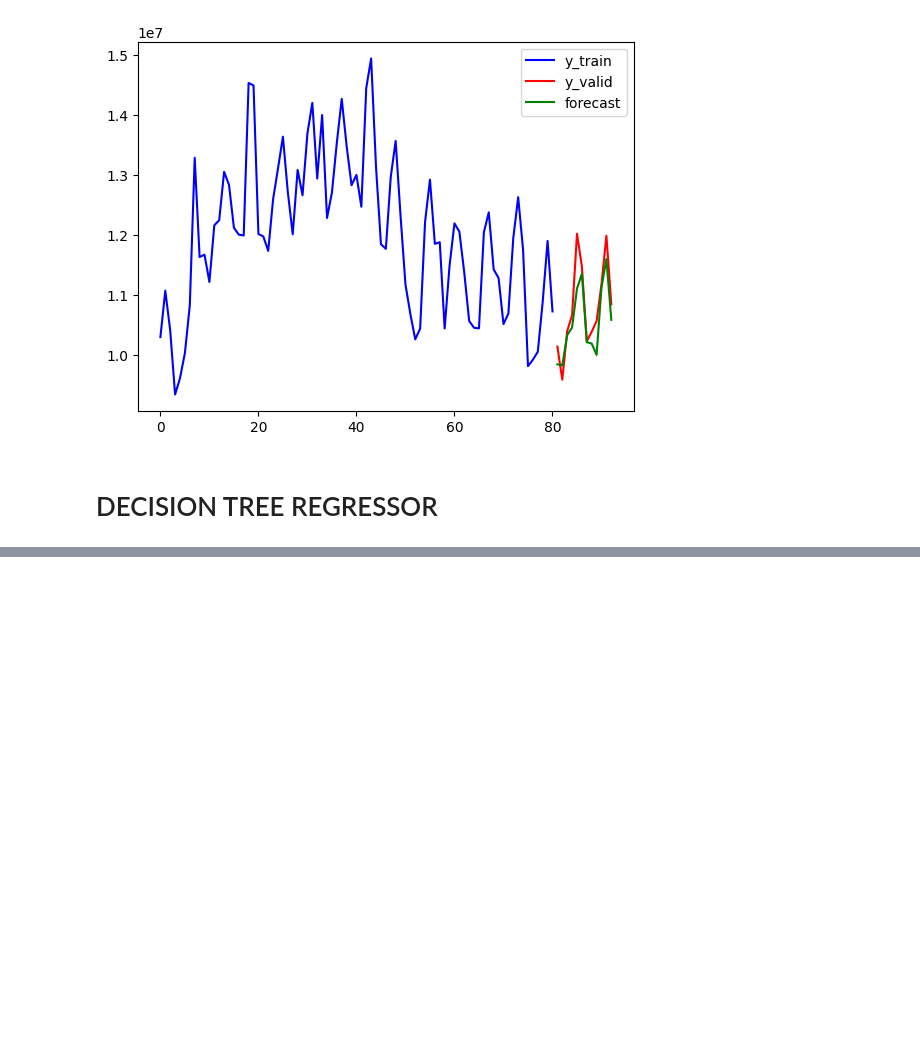
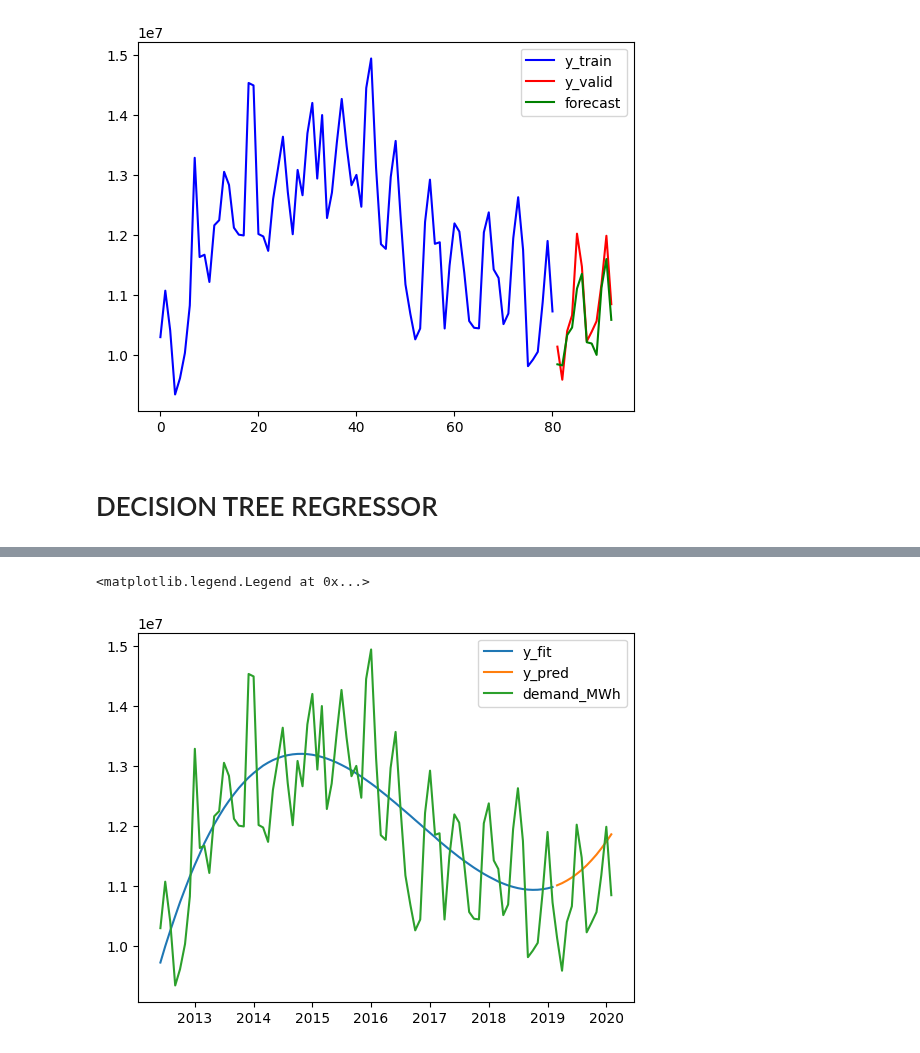
Before and after one commit to tomashbk/electric_energy_demand_argentina, a Jupyter notebook: machine_learning.ipynb, the cells around one changed output, grey strips where cells are left out. Cells and saved outputs as stored; diff of their text form; code cells hidden in the pictures; blank space fills up the shorter version.

Commit message:
Machine learning models

```diff
--- a/machine_learning.ipynb
+++ b/machine_learning.ipynb
@@ -391,0 +406,12 @@ sns.lineplot(data=results, x= results.keys(), y= results.values())
+# %%
+dp = DeterministicProcess(
+    index=df_time_series.index,     # dates from the training data
+    constant=True,                  # dummy feature for the bias (y_intercept)
+    order=3,                        # the time dummy (trend)
+    drop=True,                      # drop terms if necessary to avoid collinearity
+)
+X = dp.in_sample()
+# %%
+y = df_time_series[['demand_MWh']]
+# X = df_time_series.drop(columns=['demand_MWh'])
+X_train, X_valid, y_train, y_valid = train_test_split(X, y, test_size=12)
@@ -391,0 +428,7 @@ sns.lineplot(data=results, x= results.keys(), y= results.values())
+# %%
+model = LinearRegression(fit_intercept=False)
+model.fit(X_train, y_train)
+y_pred = model.predict(X_valid)
+# y_pred.reshape(-1)
+y_fit = pd.Series(model.predict(X_train).reshape(-1), index=X_train.index)
+y_pred = pd.Series(model.predict(X_valid).reshape(-1), index=X_valid.index)
@@ -391,0 +452,8 @@ sns.lineplot(data=results, x= results.keys(), y= results.values())
+# %%
+plt.plot(y_fit, label='y_fit')
+plt.plot(y_pred, label='y_pred')
+plt.plot(df_time_series['demand_MWh'], label='demand_MWh')
+plt.legend()
+# %% [output]
+<matplotlib.legend.Legend at 0x...>
+[figure, added]
```
Also changed, not shown: parts of 18 cells of this notebook, 1 other file.
